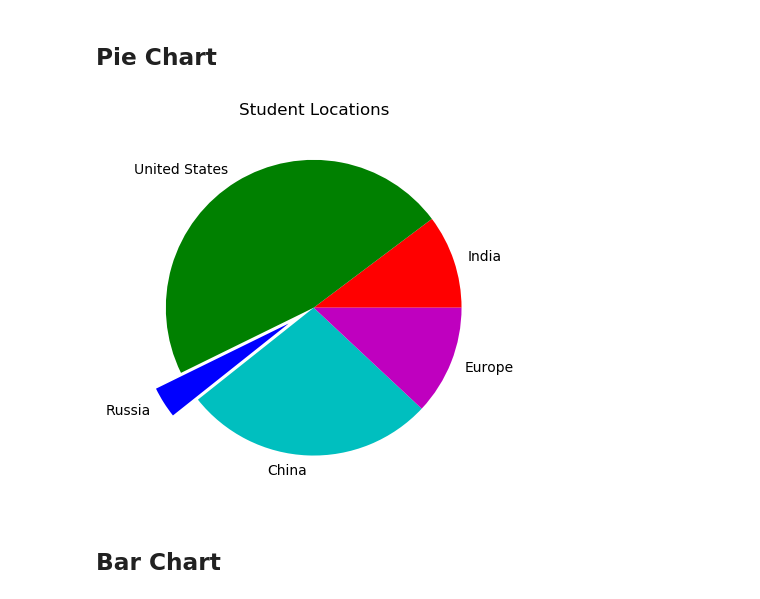
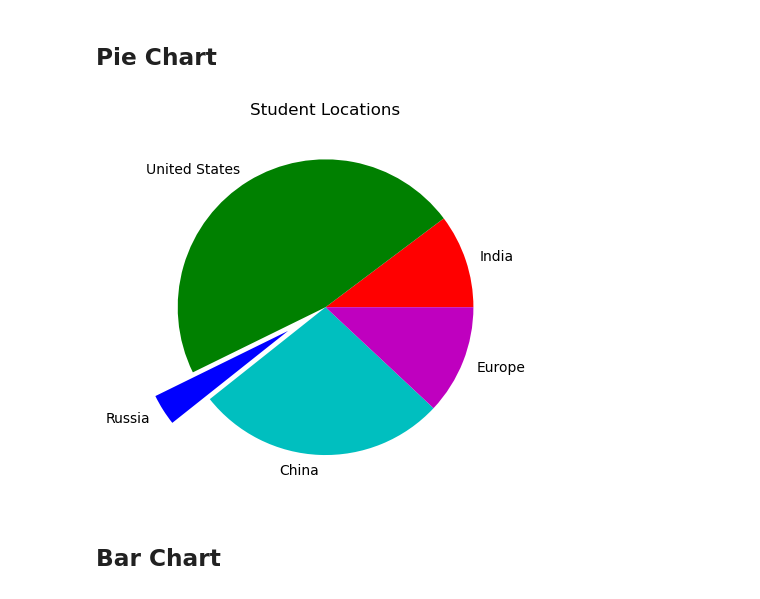
Before and after one commit to Vozikis/machine-learning, a Jupyter notebook: MLCourse/MatPlotLib.ipynb, the cells around one changed output. Cells and saved outputs as stored; diff of their text form; code cells hidden in the pictures.

```diff
--- a/MLCourse/MatPlotLib.ipynb
+++ b/MLCourse/MatPlotLib.ipynb
@@ -121,16 +121,16 @@ Text(0, 0.5, 'my overall health')
 # %%
 # Remove XKCD mode:
 plt.rcdefaults()
 
 values = [12, 55, 4, 32, 14]
 colors = ['r', 'g', 'b', 'c', 'm']
-explode = [0, 0, 0.2, 0, 0]
+explode = [0, 0, .3, 0, 0]
 labels = ['India', 'United States', 'Russia', 'China', 'Europe']
 plt.pie(values, colors= colors, labels=labels, explode = explode)
 plt.title('Student Locations')
 plt.show()
 # %% [output]
-[figure, old version]
+[figure, new version]
 # %% [markdown]
 ## Bar Chart
 # %%
```
Also changed, not shown: parts of 2 cells of this notebook.
